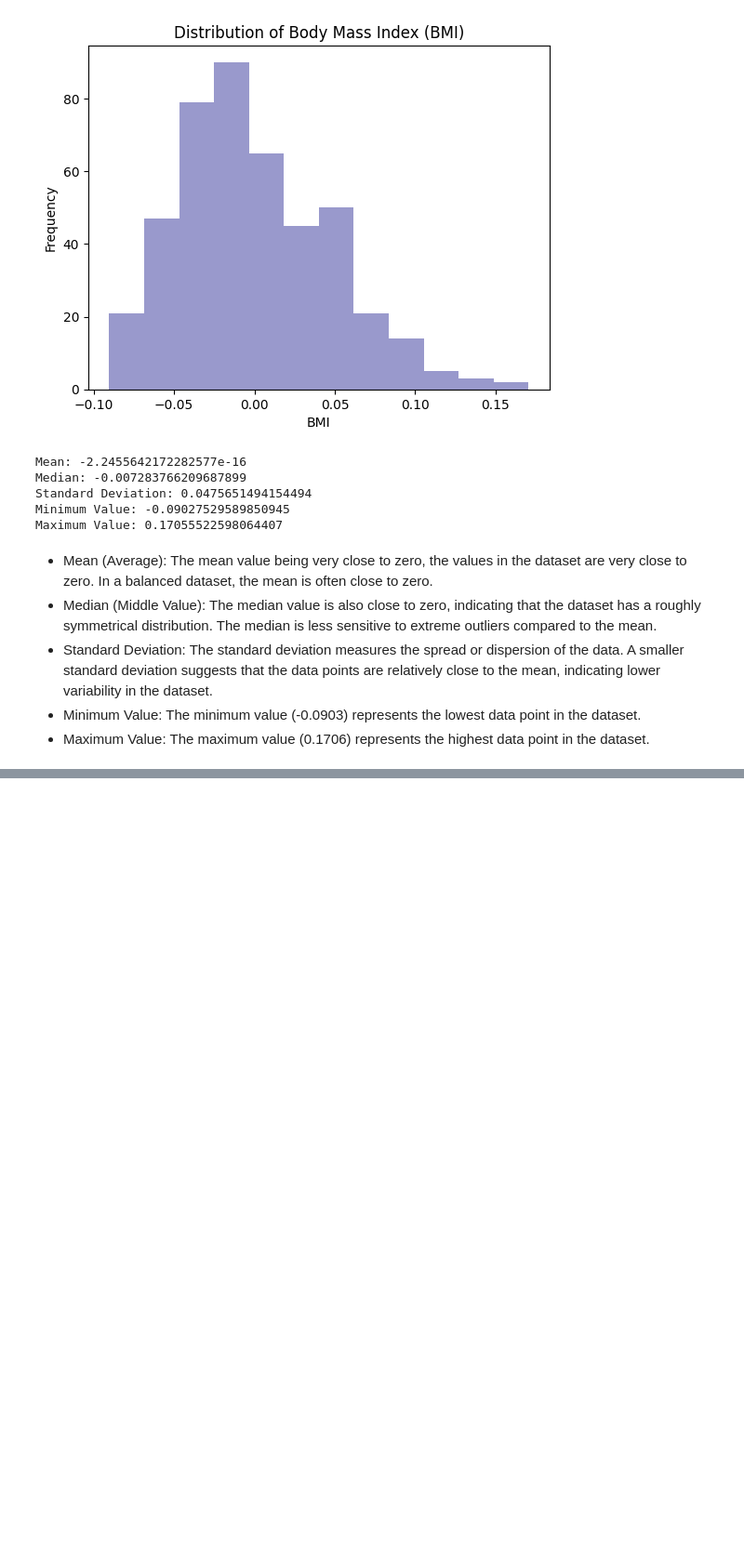
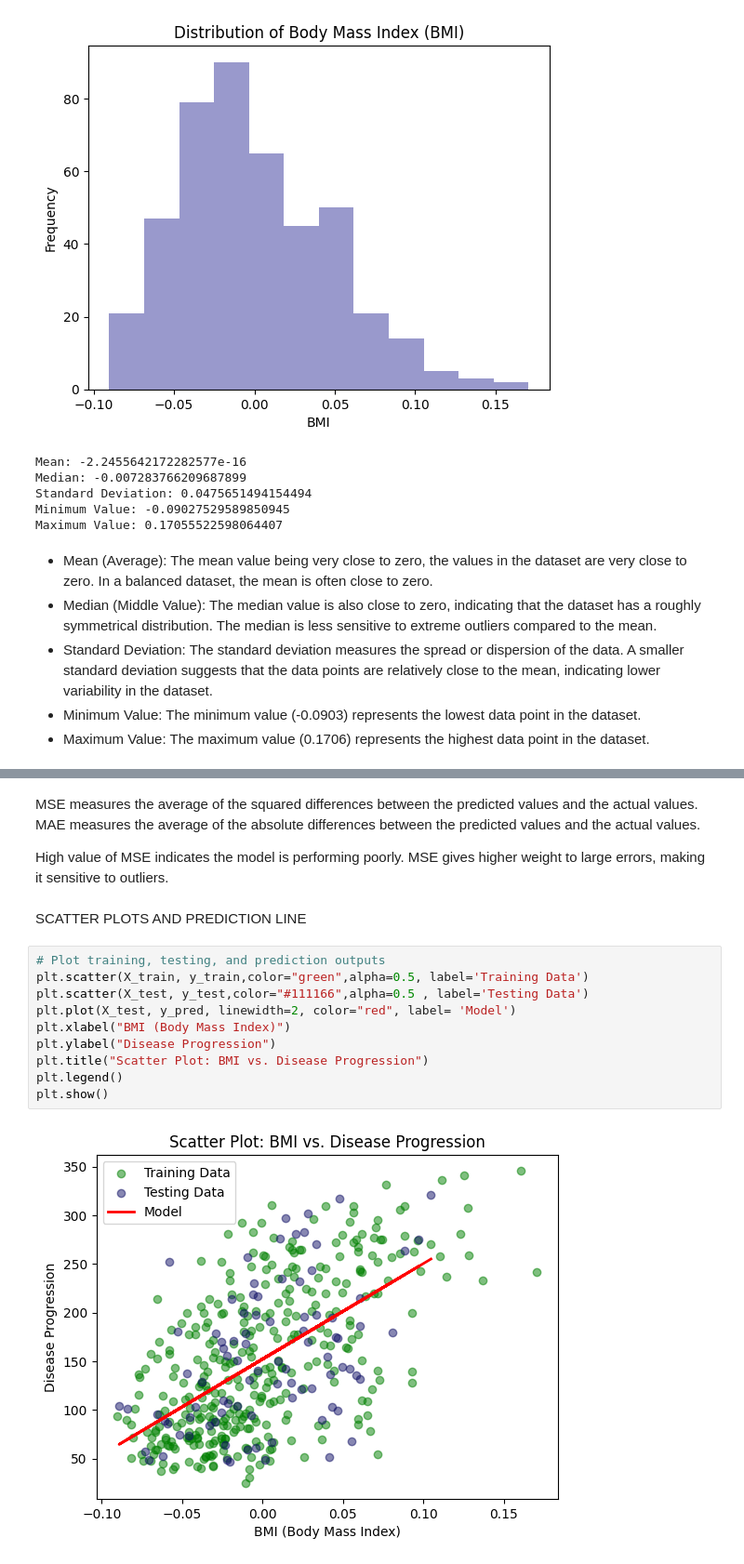
Before and after one commit to bkurian6601/CSCN8010-lab-submissions, a Jupyter notebook: students_submissions/8946601/lab3.ipynb, the cells around one changed output, grey strips where cells are left out. Shown at 93% size. Cells and saved outputs as stored; diff of their text form; blank space fills up the shorter version.

```diff
--- a/students_submissions/8946601/lab3.ipynb
+++ b/students_submissions/8946601/lab3.ipynb
@@ -192,0 +237,20 @@ Mean Absolute Error: 52.94
+# %% [markdown]
+MSE measures the average of the squared differences between the predicted values and the actual values.
+MAE measures the average of the absolute differences between the predicted values and the actual values.
+
+High value of MSE indicates the model is performing poorly.
+MSE gives higher weight to large errors, making it sensitive to outliers.
+# %% [markdown]
+SCATTER PLOTS AND PREDICTION LINE
+# %%
+# Plot training, testing, and prediction outputs
+plt.scatter(X_train, y_train,color="green",alpha=0.5, label='Training Data')
+plt.scatter(X_test, y_test,color="#111166",alpha=0.5 , label='Testing Data')
+plt.plot(X_test, y_pred, linewidth=2, color="red", label= 'Model')
+plt.xlabel("BMI (Body Mass Index)")
+plt.ylabel("Disease Progression")
+plt.title("Scatter Plot: BMI vs. Disease Progression")
+plt.legend()
+plt.show()
+# %% [output]
+[figure, added]
```
Also changed, not shown: parts of 34 cells of this notebook, 3 other files.
